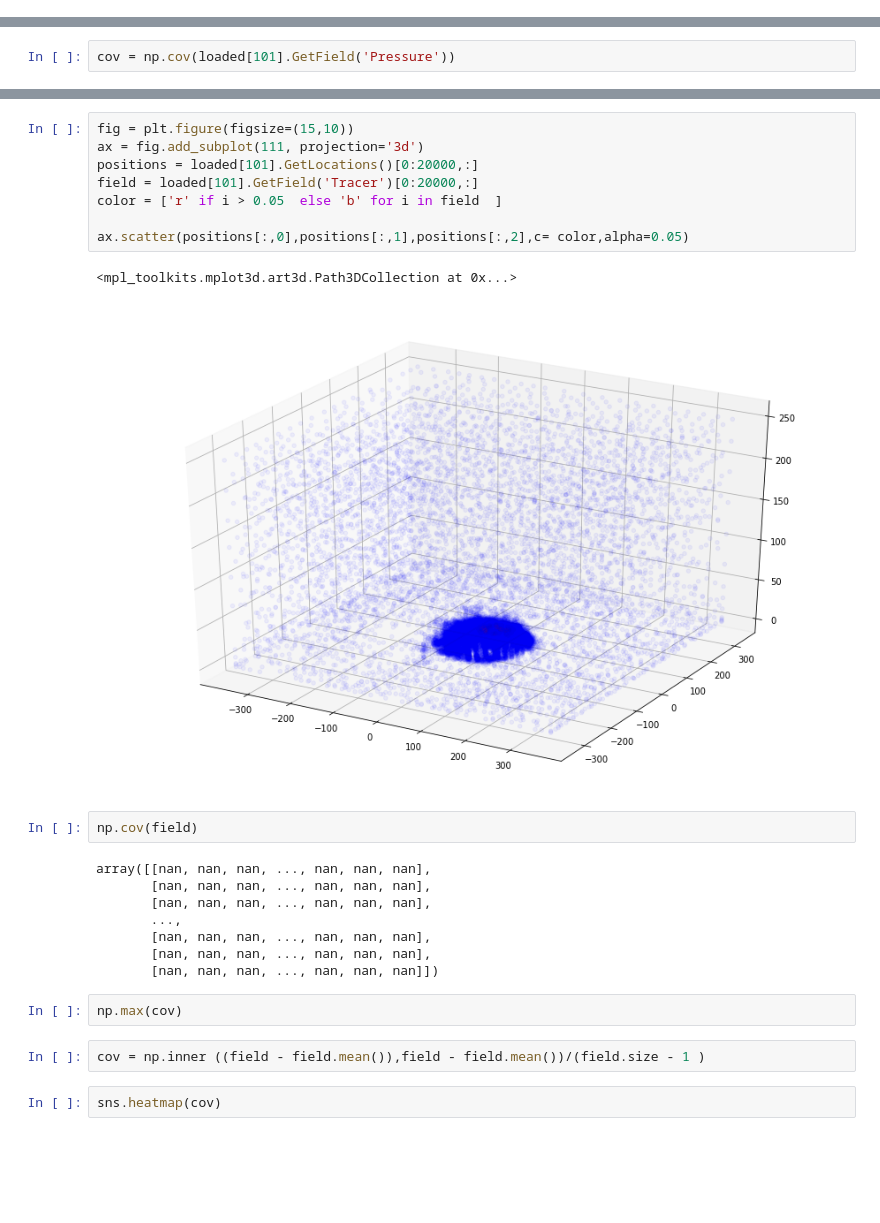
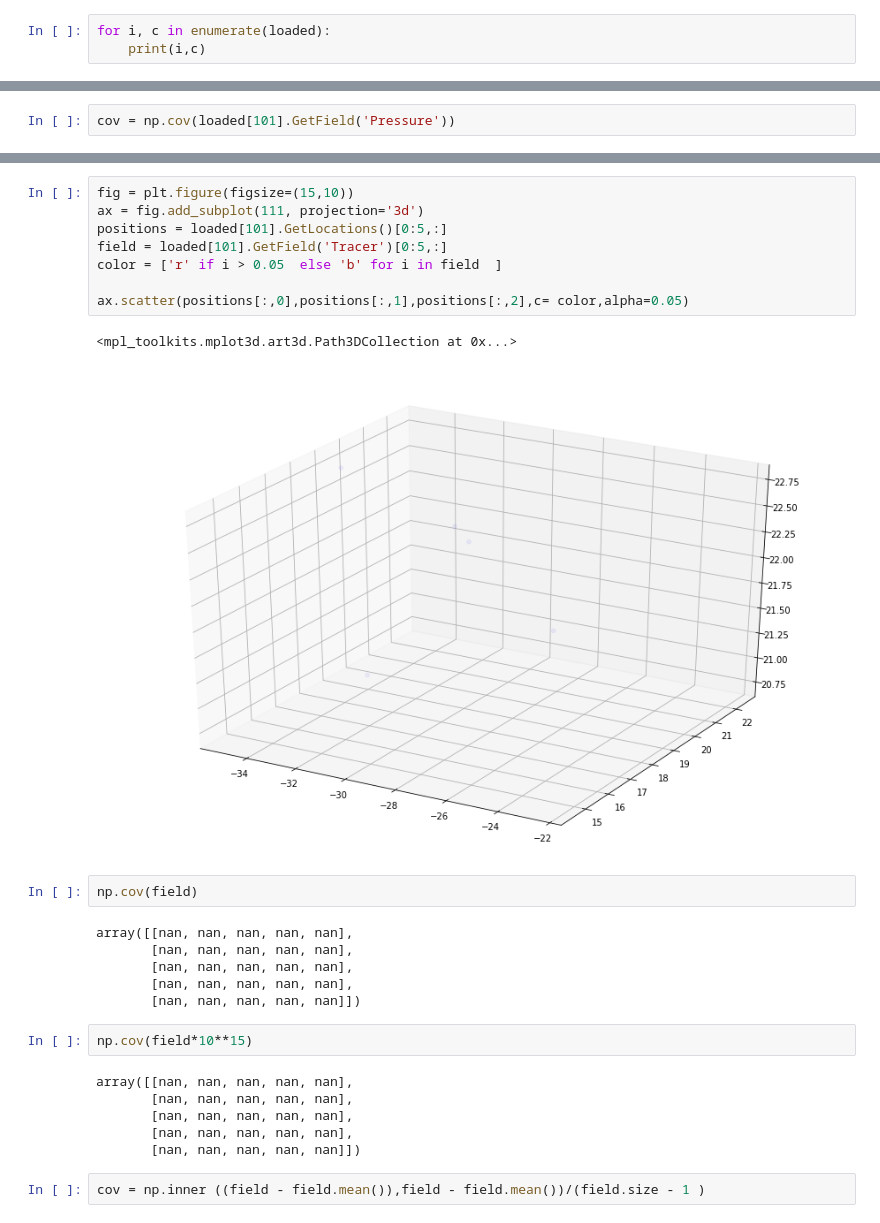
Before and after one commit to adrianlwn/MScProject_OptSensors_GP, a Jupyter notebook: Data Description.ipynb, the cells around one changed output, grey strips where cells are left out. Cells and saved outputs as stored; diff of their text form; blank space fills up the shorter version.

```diff
--- a/Data Description.ipynb
+++ b/Data Description.ipynb
@@ -31,0 +33,3 @@ field_names
+# %%
+for i, c in enumerate(loaded):
+    print(i,c)
@@ -93,27 +106,29 @@ plt.scatter(loaded[101].GetLocations()[:,2],loaded[101].GetField('Tracer'))
 # %%
 fig = plt.figure(figsize=(15,10))
 ax = fig.add_subplot(111, projection='3d')
-positions = loaded[101].GetLocations()[0:20000,:]
-field = loaded[101].GetField('Tracer')[0:20000,:]
+positions = loaded[101].GetLocations()[0:5,:]
+field = loaded[101].GetField('Tracer')[0:5,:]
 color = ['r' if i > 0.05  else 'b' for i in field  ]
 
 ax.scatter(positions[:,0],positions[:,1],positions[:,2],c= color,alpha=0.05)
 # %% [output]
 <mpl_toolkits.mplot3d.art3d.Path3DCollection at 0x...>
-[figure, old version]
+[figure, new version]
 # %%
 np.cov(field)
 # %% [output]
-array([[nan, nan, nan, ..., nan, nan, nan],
-       [nan, nan, nan, ..., nan, nan, nan],
-       [nan, nan, nan, ..., nan, nan, nan],
-       ...,
-       [nan, nan, nan, ..., nan, nan, nan],
-       [nan, nan, nan, ..., nan, nan, nan],
-       [nan, nan, nan, ..., nan, nan, nan]])
+array([[nan, nan, nan, nan, nan],
+       [nan, nan, nan, nan, nan],
+       [nan, nan, nan, nan, nan],
+       [nan, nan, nan, nan, nan],
+       [nan, nan, nan, nan, nan]])
 # %%
-np.max(cov)
+np.cov(field*10**15)
+# %% [output]
+array([[nan, nan, nan, nan, nan],
+       [nan, nan, nan, nan, nan],
+       [nan, nan, nan, nan, nan],
+       [nan, nan, nan, nan, nan],
+       [nan, nan, nan, nan, nan]])
 # %%
 cov = np.inner ((field - field.mean()),field - field.mean())/(field.size - 1 )
-# %%
-sns.heatmap(cov)
```
Also changed, not shown: parts of 16 cells of this notebook, 3 other files.
